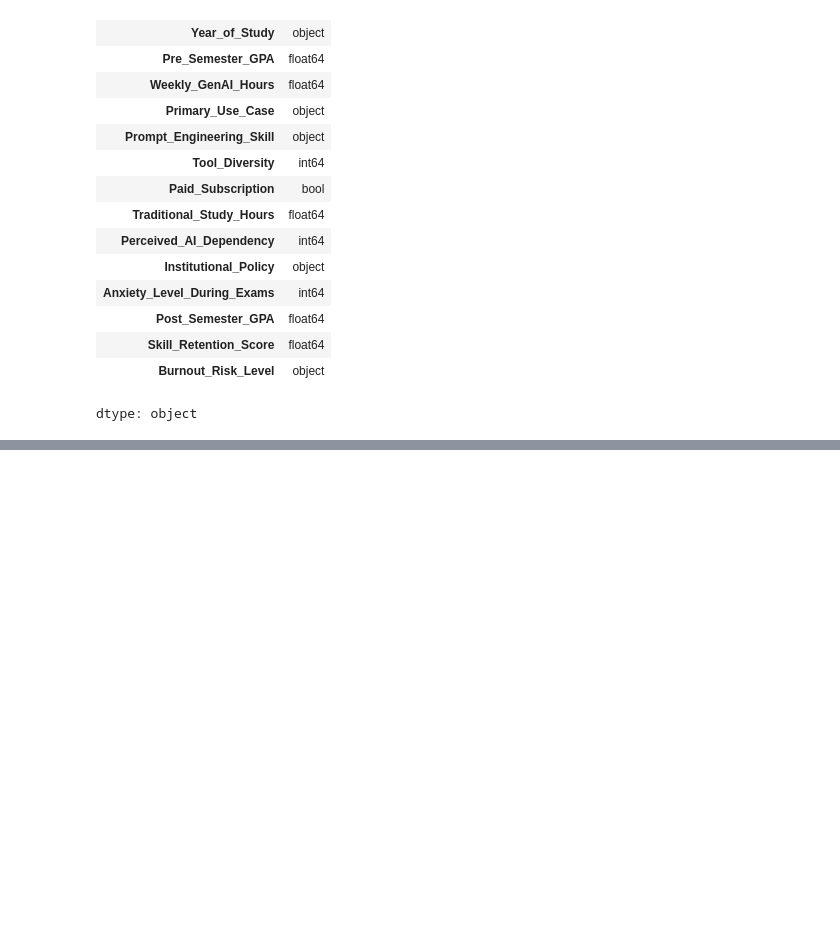
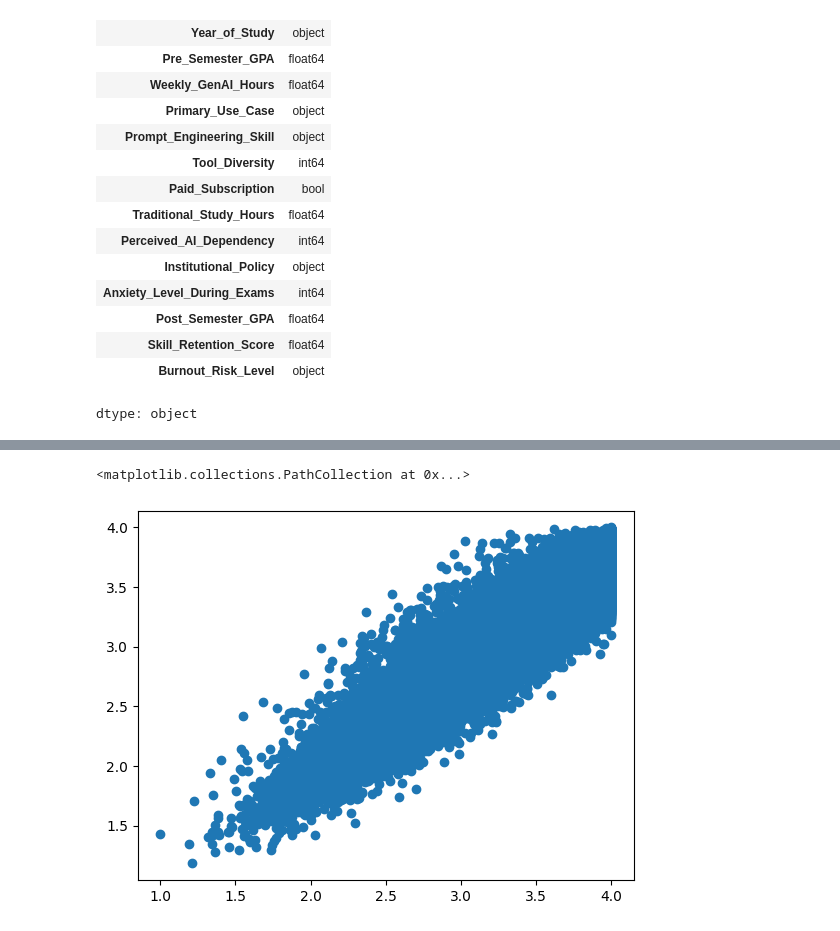
Before and after one commit to Shambhuraje1919/Machine_Learning_Paractice, a Jupyter notebook: AI_Vs_Student_.ipynb, the cells around one changed output, grey strips where cells are left out. Saved outputs shown, nothing was run; the diff lists cells and outputs as text; code cells hidden in the pictures; blank space fills up the shorter version.

```diff
--- a/AI_Vs_Student_.ipynb
+++ b/AI_Vs_Student_.ipynb
@@ -106,0 +114,5 @@ dtype: object
+# %%
+plt.scatter(dp['Post_Semester_GPA'],dp['Pre_Semester_GPA'])
+# %% [output]
+<matplotlib.collections.PathCollection at 0x...>
+[figure, added]
```
Also changed, not shown: parts of 10 cells of this notebook.
